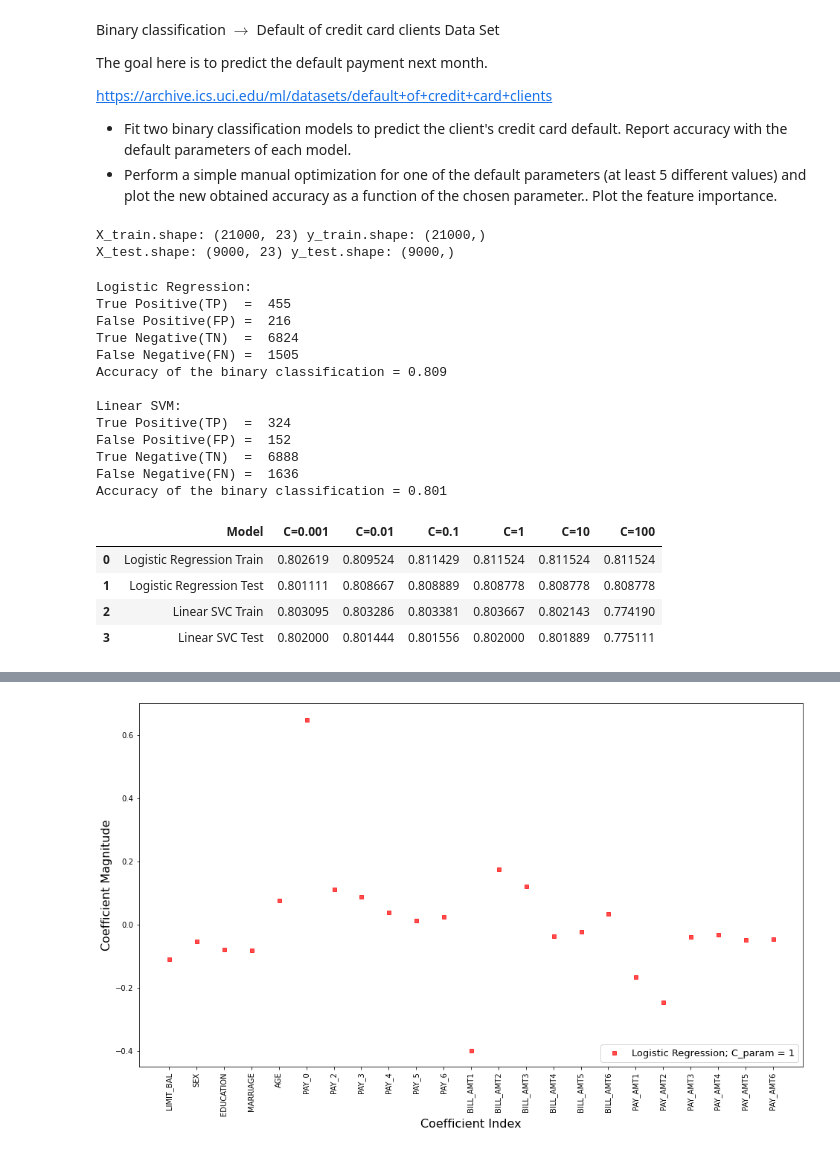
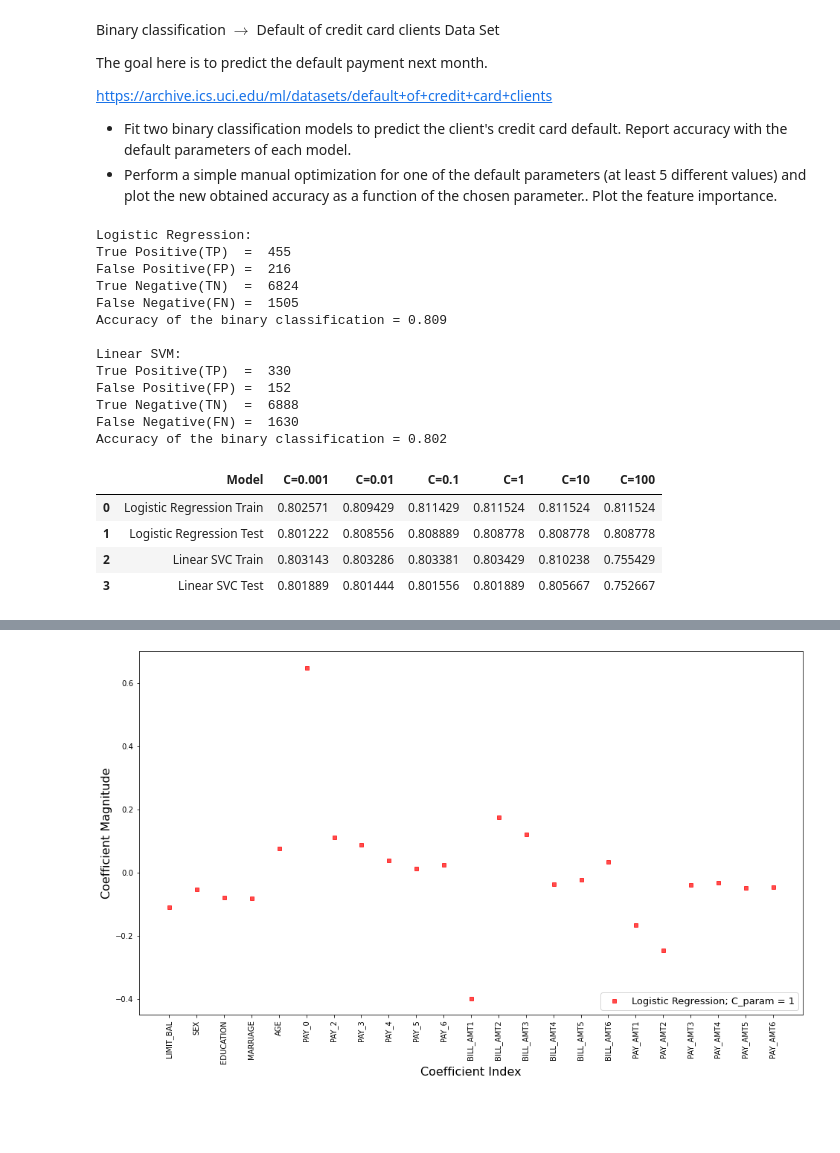
Before and after one commit to martinel-UAS/projects, a Jupyter notebook: Assignment_1/Assignment_1.ipynb, the cells around one changed output, grey strips where cells are left out. Drawn from its saved outputs; the diff is of its cells as text; code cells hidden in the pictures; blank space fills up the shorter version.

```diff
--- a/Assignment_1/Assignment_1.ipynb
+++ b/Assignment_1/Assignment_1.ipynb
@@ -162,17 +168,12 @@ df["MARRIAGE"] = df["MARRIAGE"].astype('category')
 # Separate dependent and independent variables
 X = df.drop('Target',axis=1)
 y = df['Target']
-# %%
-# Apply normalization operation for numerical stability
-from sklearn.preprocessing import StandardScaler
-standardizer = StandardScaler()
-X = standardizer.fit_transform(X)
 # %%
 # Split data
-X_train, X_test, y_train, y_test = train_test_split(X,y, test_size=0.3, random_state=42)
-print("X_train.shape: {} y_train.shape: {}".format(X_train.shape, y_train.shape))
-print("X_test.shape: {} y_test.shape: {}".format(X_test.shape, y_test.shape))
+X_train, X_test, y_train, y_test = train_test_split(X, y, test_size=0.30, random_state=42)
+
+# Feature Scaling
+scaler = StandardScaler()
+X_train = scaler.fit_transform(X_train)
+X_test = scaler.transform(X_test)
-# %% [output]
-X_train.shape: (21000, 23) y_train.shape: (21000,)
-X_test.shape: (9000, 23) y_test.shape: (9000,)
 # %%
@@ -187,8 +185,6 @@ lin_svc = LinearSVC().fit(X_train, y_train)
 log_reg_pred = log_reg.predict(X_test)
 lin_svc_pred = lin_svc.predict(X_test)
 # %%
-from sklearn.metrics import confusion_matrix
-
 def print_results(TN, FP, FN, TP):
     print('True Positive(TP)  = ', TP)
     print('False Positive(FP) = ', FP)
@@ -217,46 +213,41 @@ False Negative(FN) =  1505
 Accuracy of the binary classification = 0.809
 
 Linear SVM:
-True Positive(TP)  =  324
+True Positive(TP)  =  330
 False Positive(FP) =  152
 True Negative(TN)  =  6888
-False Negative(FN) =  1636
-Accuracy of the binary classification = 0.801
+False Negative(FN) =  1630
+Accuracy of the binary classification = 0.802
 # %%
 # Perform a simple manual optimization for one of the default parameters (at least 5 different values)
 C_param_range = [0.001,0.01,0.1,1,10,100]
 models = ["Logistic Regression Train", "Logistic Regression Test", "Linear SVC Train", "Linear SVC Test"]
 
-log_reg_score_train = []
-log_reg_score_test = []
-lin_svc_score_train = []
-lin_svc_score_test = []
-
 r2_dataset = pd.DataFrame()
 r2_dataset["Model"] = models
+
+log_reg_test_scores = []
+lin_svc_test_scores = []
 
 for C_param in C_param_range:
 
     log_reg = LogisticRegression(C=C_param).fit(X_train, y_train)
     lin_svc = LinearSVC(C=C_param).fit(X_train, y_train)
 
-    log_reg_score_train.append(log_reg.score(X_train, y_train))
-    log_reg_score_test.append(log_reg.score(X_test, y_test))
-
-    lin_svc_score_train.append(lin_svc.score(X_train, y_train))
-    lin_svc_score_test.append(lin_svc.score(X_test, y_test))
+    log_reg_test_scores.append(log_reg.score(X_test, y_test))
+    lin_svc_test_scores.append(lin_svc.score(X_test, y_test))
 
     r2_dataset[f"C={C_param}"] = [
         log_reg.score(X_train, y_train),
         log_reg.score(X_test, y_test),
         lin_svc.score(X_train, y_train),
         lin_svc.score(X_test, y_test)
                             ]
 
 r2_dataset
 # %% [output]
 |  | Model | C=0.001 | C=0.01 | C=0.1 | C=1 | C=10 | C=100 |
-| 0 | Logistic Regression Train | 0.802619 | 0.809524 | 0.811429 | 0.811524 | 0.811524 | 0.811524 |
-| 1 | Logistic Regression Test | 0.801111 | 0.808667 | 0.808889 | 0.808778 | 0.808778 | 0.808778 |
-| 2 | Linear SVC Train | 0.803095 | 0.803286 | 0.803381 | 0.803667 | 0.802143 | 0.774190 |
-| 3 | Linear SVC Test | 0.802000 | 0.801444 | 0.801556 | 0.802000 | 0.801889 | 0.775111 |
+| 0 | Logistic Regression Train | 0.802571 | 0.809429 | 0.811429 | 0.811524 | 0.811524 | 0.811524 |
+| 1 | Logistic Regression Test | 0.801222 | 0.808556 | 0.808889 | 0.808778 | 0.808778 | 0.808778 |
+| 2 | Linear SVC Train | 0.803143 | 0.803286 | 0.803381 | 0.803429 | 0.810238 | 0.755429 |
+| 3 | Linear SVC Test | 0.801889 | 0.801444 | 0.801556 | 0.801889 | 0.805667 | 0.752667 |
```
Also changed, not shown: parts of 13 cells of this notebook.
